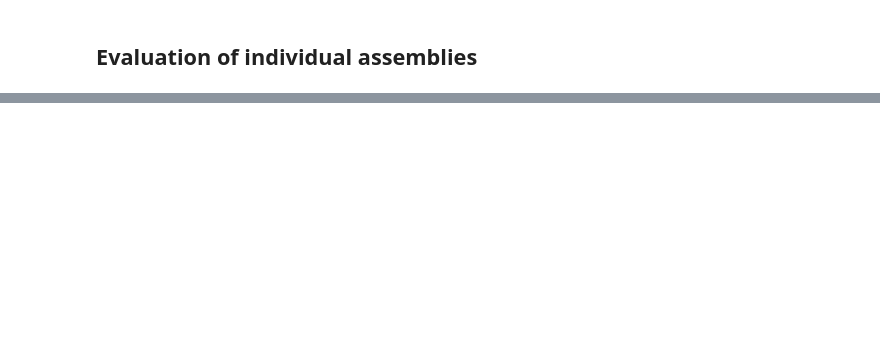
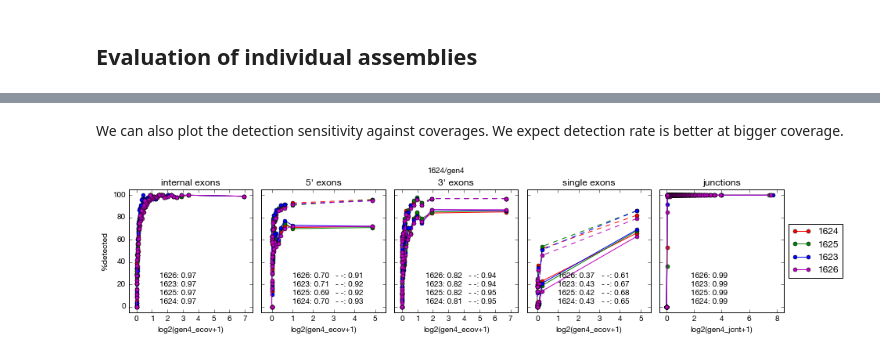
Before and after one commit to kensugino/jGEM, a Jupyter notebook: doc/quickstart.ipynb, the cells around one changed output, grey strips where cells are left out. Drawn from its saved outputs; the diff is of its cells as text; code cells hidden in the pictures; blank space fills up the shorter version.

```diff
--- a/doc/quickstart.ipynb
+++ b/doc/quickstart.ipynb
@@ -180,0 +284,12 @@ Main outputs are .ex.txt.gz, .sj.txt.gz, each containing exons and junctions. BE
+# %% [markdown]
+We can also plot the detection sensitivity against coverages. We expect detection rate is better at bigger coverage.
+# %%
+colors = ['ro-','go-','bo-','mo-']
+for i,name in enumerate(ems):
+    em = ems[name]
+    if i==0:
+        axr = em.plot_sensitivity(color=colors[i])
+    else:
+        axr = em.plot_sensitivity(color=colors[i], axr=axr, ypos=i)
+# %% [output]
+[figure, added]
```
Also changed, not shown: parts of 33 cells of this notebook, 12 other files.
